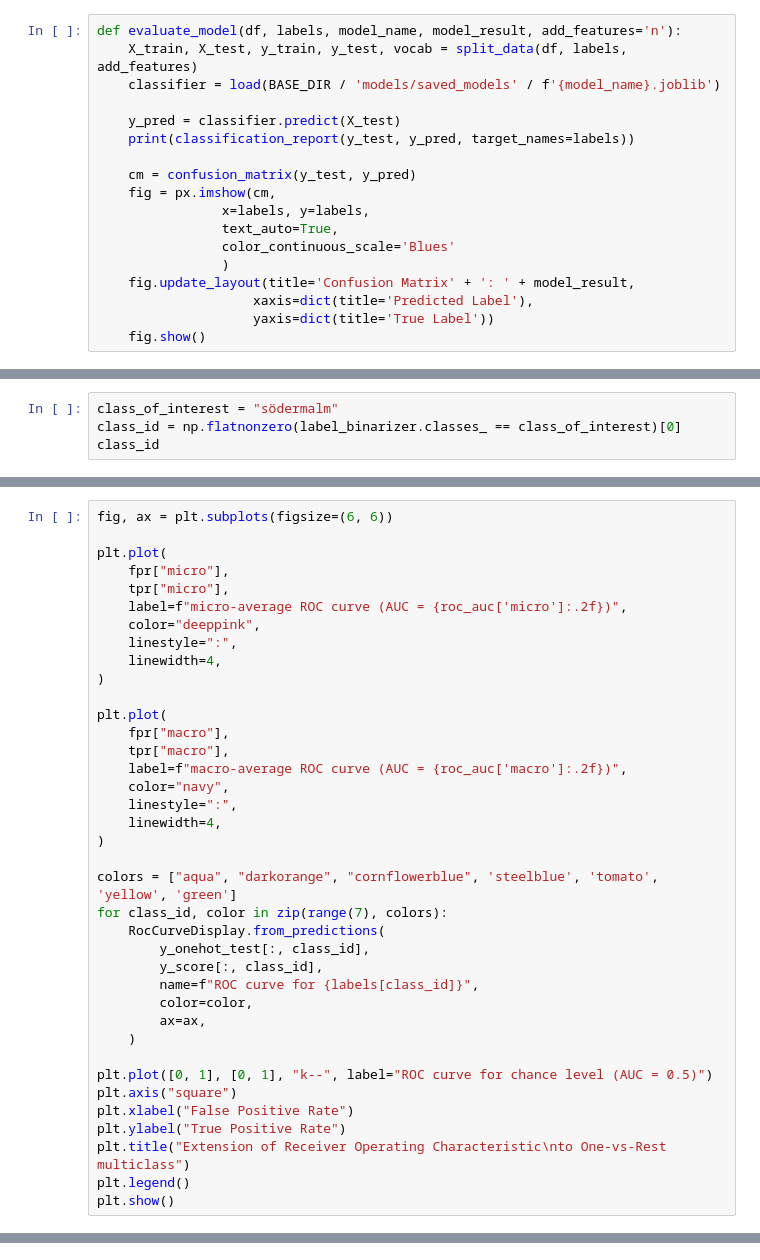
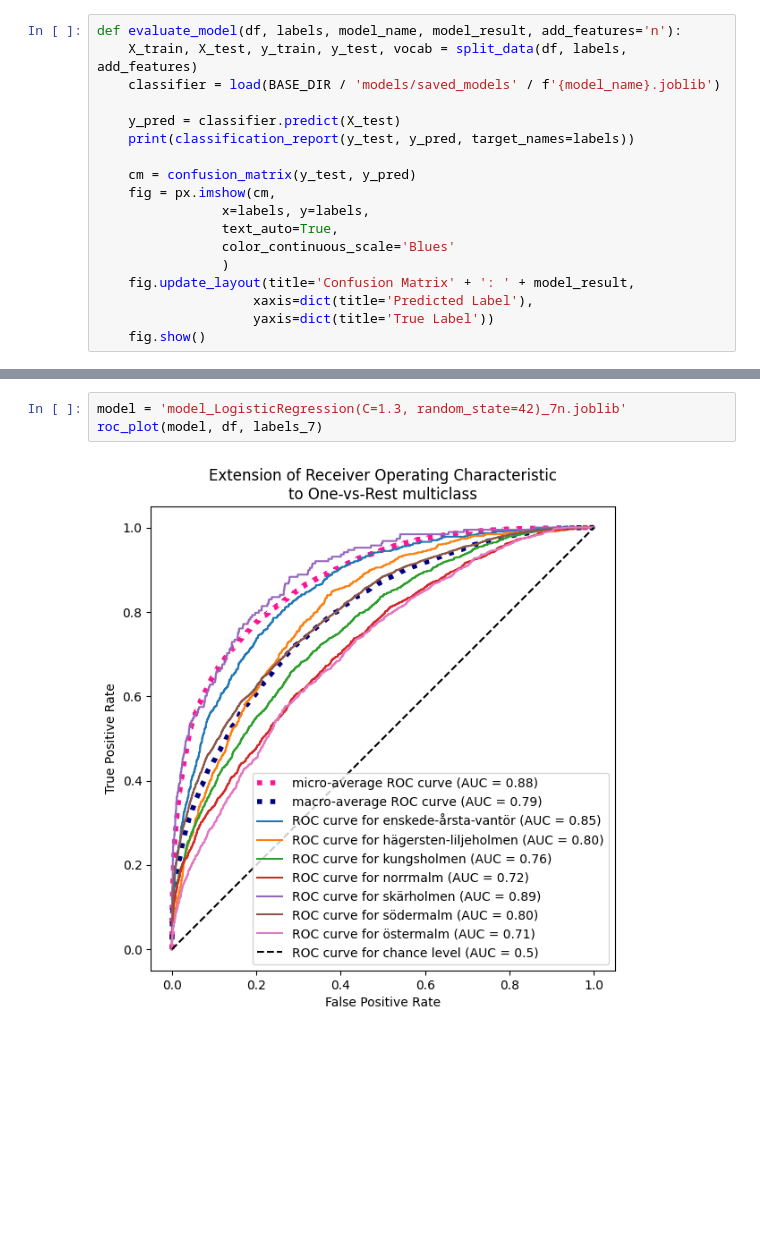
Before and after one commit to TanjaDS/Examensarbete_Airbnb, a Jupyter notebook: models/text_classification.ipynb, the cells around one changed output, grey strips where cells are left out. Drawn from its saved outputs; the diff is of its cells as text; blank space fills up the shorter version.

```diff
--- a/models/text_classification.ipynb
+++ b/models/text_classification.ipynb
@@ -250,4 +106,0 @@ y_score = lr.predict_proba(X_test)
-# %%
-class_of_interest = "södermalm"
-class_id = np.flatnonzero(label_binarizer.classes_ == class_of_interest)[0]
-class_id
@@ -312,38 +106,0 @@ Macro-averaged One-vs-Rest ROC AUC score:
-# %%
-fig, ax = plt.subplots(figsize=(6, 6))
-
-plt.plot(
-    fpr["micro"],
-    tpr["micro"],
-    label=f"micro-average ROC curve (AUC = {roc_auc['micro']:.2f})",
-    color="deeppink",
-    linestyle=":",
-    linewidth=4,
-)
-
-plt.plot(
-    fpr["macro"],
-    tpr["macro"],
-    label=f"macro-average ROC curve (AUC = {roc_auc['macro']:.2f})",
-    color="navy",
-    linestyle=":",
-    linewidth=4,
-)
-
-colors = ["aqua", "darkorange", "cornflowerblue", 'steelblue', 'tomato', 'yellow', 'green']
-for class_id, color in zip(range(7), colors):
-    RocCurveDisplay.from_predictions(
-        y_onehot_test[:, class_id],
-        y_score[:, class_id],
-        name=f"ROC curve for {labels[class_id]}",
-        color=color,
-        ax=ax,
-    )
-
-plt.plot([0, 1], [0, 1], "k--", label="ROC curve for chance level (AUC = 0.5)")
-plt.axis("square")
-plt.xlabel("False Positive Rate")
-plt.ylabel("True Positive Rate")
-plt.title("Extension of Receiver Operating Characteristic\nto One-vs-Rest multiclass")
-plt.legend()
-plt.show()
@@ -351,0 +310,5 @@ plt.show()
+# %%
+model = 'model_LogisticRegression(C=1.3, random_state=42)_7n.joblib'
+roc_plot(model, df, labels_7)
+# %% [output]
+[figure, added]
```
Also changed, not shown: parts of 39 cells of this notebook, 3 other files.
